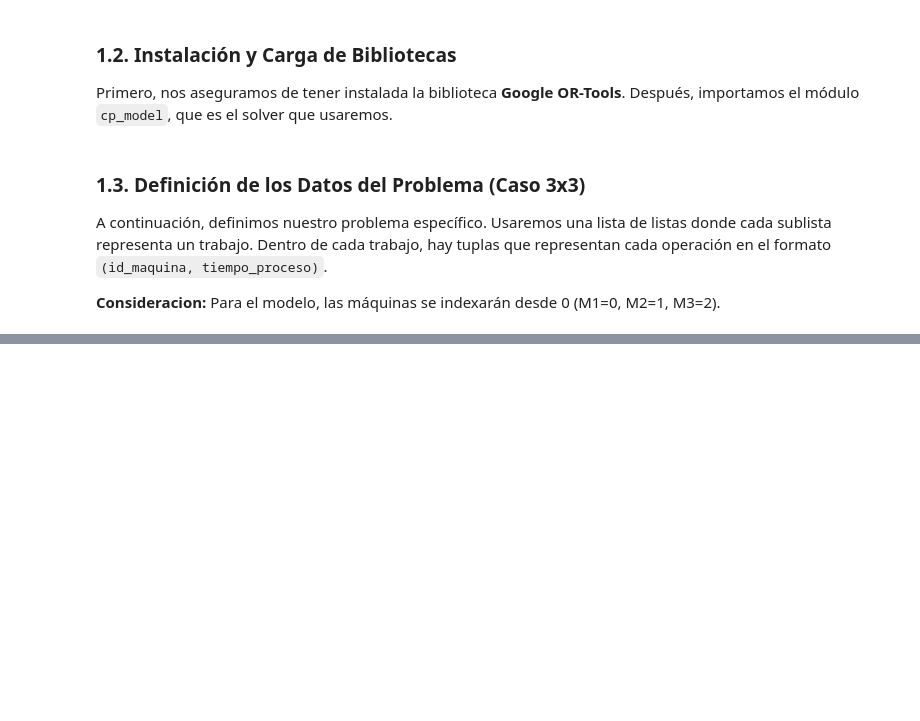
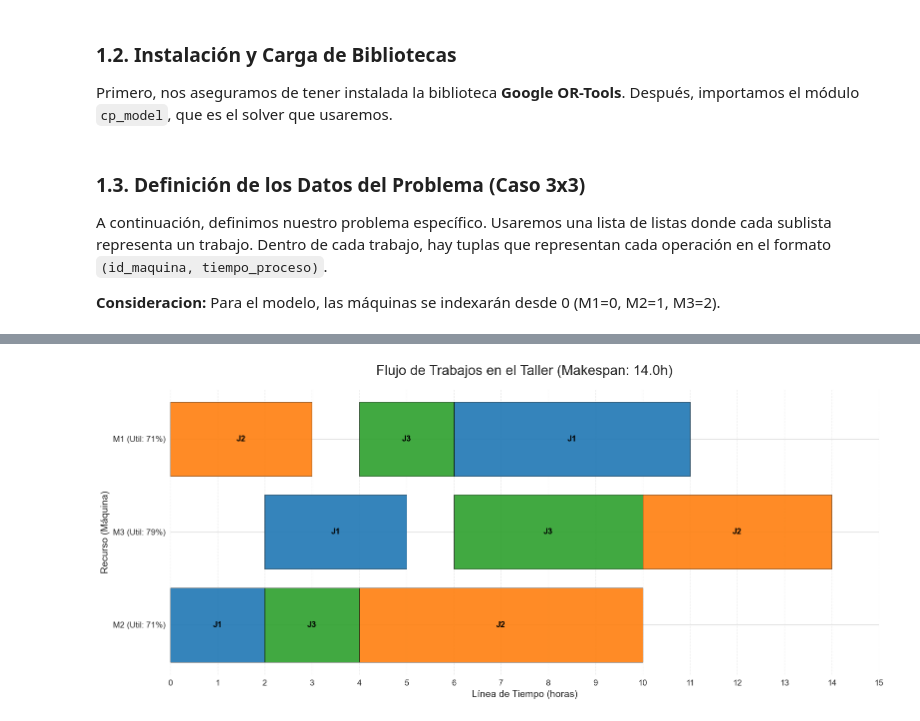
Before and after one commit to EmilianoRdzV/moca-cjshop, a Jupyter notebook: Notebooks/ClassicJobShop.ipynb, the cells around one changed output, grey strips where cells are left out. Saved outputs shown, nothing was run; the diff lists cells and outputs as text; code cells hidden in the pictures; blank space fills up the shorter version.

```diff
--- a/Notebooks/ClassicJobShop.ipynb
+++ b/Notebooks/ClassicJobShop.ipynb
@@ -80,0 +321,55 @@ Problema definido para 3 trabajos y 3 máquinas.
+# %%
+import matplotlib.pyplot as plt
+import seaborn as sns
+
+sns.set_style("whitegrid")
+fig, ax = plt.subplots(figsize=(16, 7))
+
+color_palette = "tab10"
+unique_jobs = sorted(df_schedule_sorted['Trabajo'].unique())
+colors = sns.color_palette(color_palette, n_colors=len(unique_jobs))
+color_map = dict(zip(unique_jobs, colors))
+
+for index, row in df_schedule_sorted.iterrows():
+
+    ax.barh(
+        y=row['Máquina'],
+        width=row['Duración'],
+        left=row['Inicio'],
+        color=color_map[row['Trabajo']],
+        edgecolor='black',
+        linewidth=0.5,
+        alpha=0.9
+    )
+    ax.text(
+        x=row['Inicio'] + row['Duración'] / 2,
+        y=row['Máquina'],
+        s=row['Trabajo'],
+        ha='center',
+        va='center',
+        color='black',
+        fontsize=12,
+        fontweight='bold'
+    )
+
+# Configuracion ddel formato de la grafica
+ax.set_title(f"Flujo de Trabajos en el Taller (Makespan: {solver.ObjectiveValue()}h)", fontsize=20, pad=20)
+ax.set_xlabel("Línea de Tiempo (horas)", fontsize=14)
+ax.set_ylabel("Recurso (Máquina)", fontsize=14)
+
+y_ticks_positions = sorted(df_schedule_sorted['Máquina'].unique())
+y_tick_labels = [f"{machine} (Util: {utilization_percent.get(machine, 0)}%)" for machine in y_ticks_positions]
+ax.set_yticks(y_ticks_positions)
+ax.set_yticklabels(y_tick_labels)
+
+ax.grid(axis='x', linestyle=':', alpha=0.6)
+sns.despine(left=True, bottom=True)
+
+plt.xticks(range(0, int(solver.ObjectiveValue()) + 2))
+ax.tick_params(axis='both', which='major', labelsize=12)
+
+plt.tight_layout()
+plt.savefig('../Images/ganttLimpio.png', dpi=300, bbox_inches='tight')
+plt.show()
+# %% [output]
+[figure, added]
```
Also changed, not shown: parts of 26 cells of this notebook, 7 other files.
